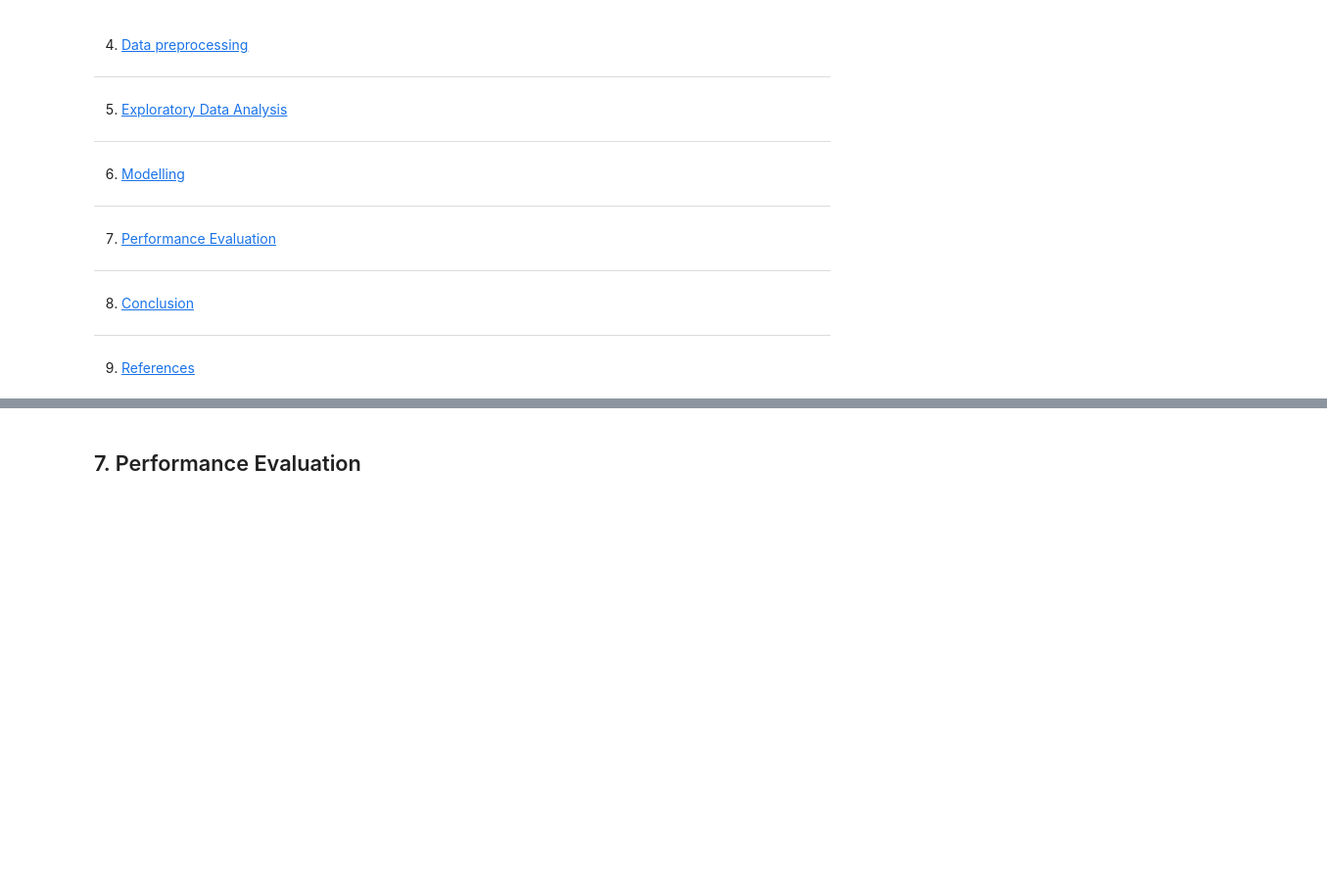
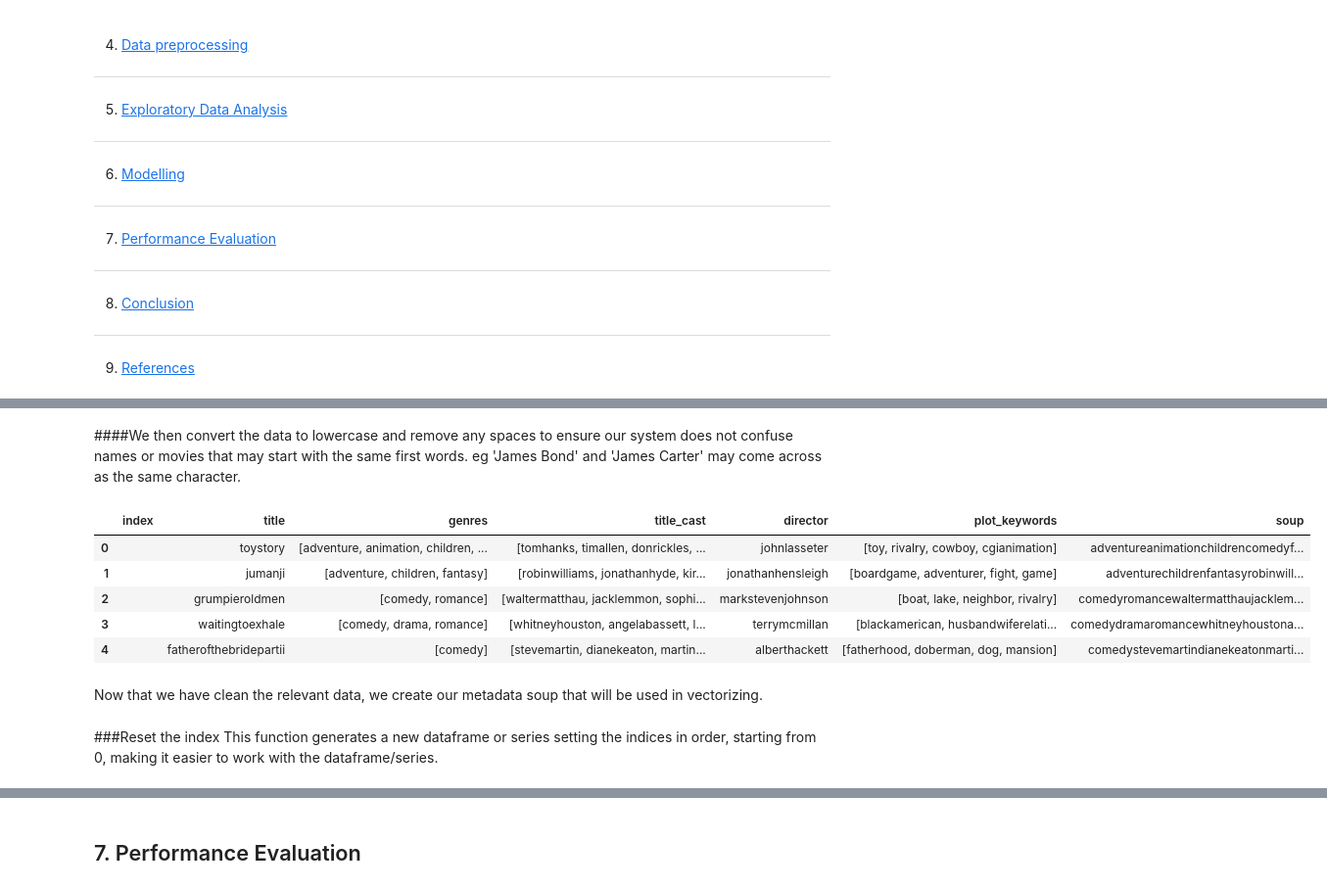
Before and after one commit to Ms-Noxolo/Team_EN3_Jozi, a Jupyter notebook: Team_EN3_JHB_Notebook.ipynb, the cells around one changed output, grey strips where cells are left out. Shown at 98% size. Saved outputs shown, nothing was run; the diff lists cells and outputs as text; code cells hidden in the pictures; blank space fills up the shorter version.

```diff
--- a/Team_EN3_JHB_Notebook.ipynb
+++ b/Team_EN3_JHB_Notebook.ipynb
@@ -61,0 +536,3 @@ Build an unsupervised machine learning model that is capable of accurately predi
+# %%
+alls = alls.drop(['runtime', 'budget'], axis = 1)
+alls = alls.drop('movieId', axis = 1)
@@ -61,0 +552,5 @@ Build an unsupervised machine learning model that is capable of accurately predi
+# %%
+alls['title_cast'] = alls.title_cast.str.split('|')
+alls['plot_keywords'] = alls.plot_keywords.str.split('|')
+alls['title'] = alls['title'].str.extract('(.*)\((\d{4})\)', expand=False)
+alls['genres'] = alls.genres.str.split('|')
@@ -61,0 +566,27 @@ Build an unsupervised machine learning model that is capable of accurately predi
+# %% [markdown]
+####We then convert the data to lowercase and remove any spaces to ensure our system does not confuse names or movies that may start with the same first words.
+eg 'James Bond' and 'James Carter' may come across as the same character.
+# %%
+def clean(x):
+    if isinstance(x, list):
+        return [str.lower(i.replace(" ", "")) for i in x]
+    else:
+
+        if isinstance(x, str):
+            return str.lower(x.replace(" ", ""))
+        else:
+            return ''
+# %%
+for items in alls:
+    alls[items] = alls[items].apply(clean)
+# %%
+alls.head()
+# %% [output]
+|  | index | title | genres | title_cast | director | plot_keywords | soup |
+| 0 |  | toystory | [adventure, animation, children, ... | [tomhanks, timallen, donrickles, ... | johnlasseter | [toy, rivalry, cowboy, cgianimation] | adventureanimationchildrencomedyf... |
+| 1 |  | jumanji | [adventure, children, fantasy] | [robinwilliams, jonathanhyde, kir... | jonathanhensleigh | [boardgame, adventurer, fight, game] | adventurechildrenfantasyrobinwill... |
+| 2 |  | grumpieroldmen | [comedy, romance] | [waltermatthau, jacklemmon, sophi... | markstevenjohnson | [boat, lake, neighbor, rivalry] | comedyromancewaltermatthaujacklem... |
+| 3 |  | waitingtoexhale | [comedy, drama, romance] | [whitneyhouston, angelabassett, l... | terrymcmillan | [blackamerican, husbandwiferelati... | comedydramaromancewhitneyhoustona... |
+| 4 |  | fatherofthebridepartii | [comedy] | [stevemartin, dianekeaton, martin... | alberthackett | [fatherhood, doberman, dog, mansion] | comedystevemartindianekeatonmarti... |
+# %% [markdown]
+Now that we have clean the relevant data, we create our metadata soup that will be used in vectorizing.
@@ -61,0 +597,3 @@ Build an unsupervised machine learning model that is capable of accurately predi
+# %% [markdown]
+###Reset the index
+This function generates a new dataframe or series setting the indices in order, starting from 0, making it easier to work with the dataframe/series.
```
Also changed, not shown: parts of 111 cells of this notebook.
